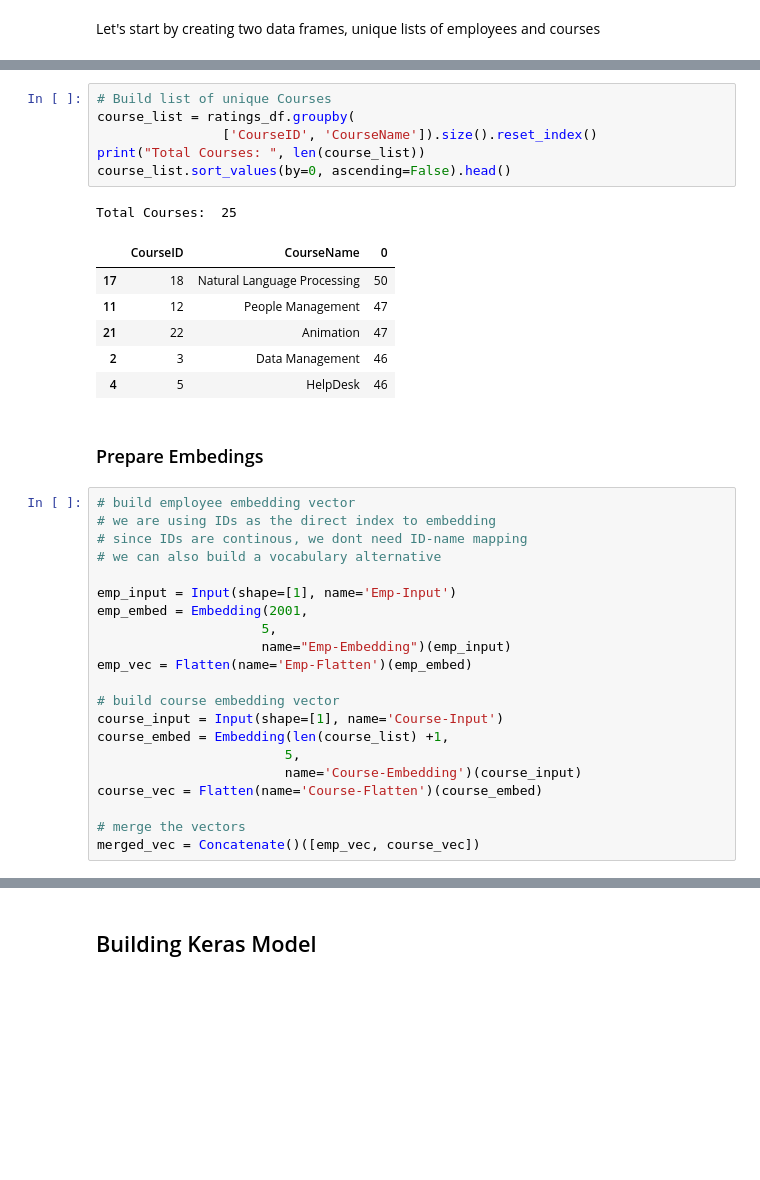
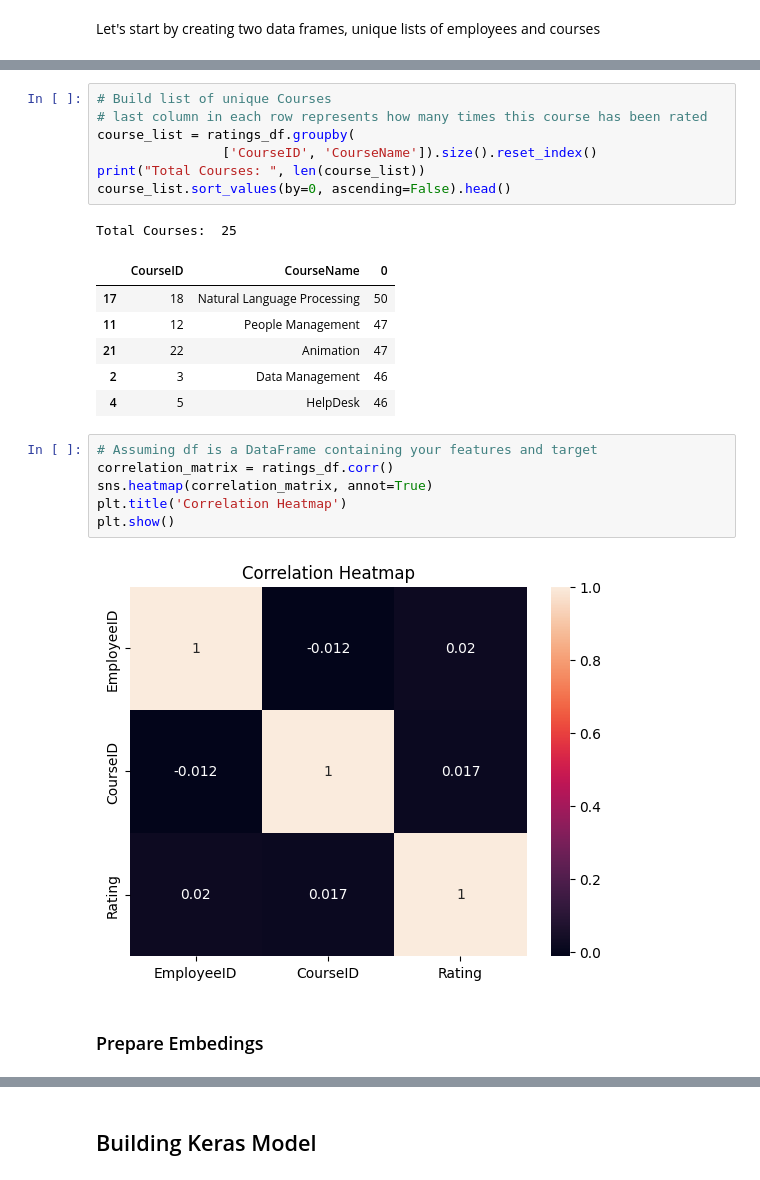
Before and after one commit to dermothethird/course_rec, a Jupyter notebook: working_notebook.ipynb, the cells around one changed output, grey strips where cells are left out. Drawn from its saved outputs; the diff is of its cells as text; blank space fills up the shorter version.

```diff
--- a/working_notebook.ipynb
+++ b/working_notebook.ipynb
@@ -121,6 +116,7 @@ Total Employees:  638
 | 601 | 1948 | Bev Vagg | 5 |
 # %%
 # Build list of unique Courses
+# last column in each row represents how many times this course has been rated
 course_list = ratings_df.groupby(
                 ['CourseID', 'CourseName']).size().reset_index()
 print("Total Courses: ", len(course_list))
@@ -133,26 +129,13 @@ Total Courses:  25
 | 21 | 22 | Animation | 47 |
 | 2 | 3 | Data Management | 46 |
 | 4 | 5 | HelpDesk | 46 |
+# %%
+# Assuming df is a DataFrame containing your features and target
+correlation_matrix = ratings_df.corr()
+sns.heatmap(correlation_matrix, annot=True)
+plt.title('Correlation Heatmap')
+plt.show()
+# %% [output]
+[figure, added]
 # %% [markdown]
 ### Prepare Embedings
-# %%
-# build employee embedding vector
-# we are using IDs as the direct index to embedding
-# since IDs are continous, we dont need ID-name mapping
-# we can also build a vocabulary alternative
-
-emp_input = Input(shape=[1], name='Emp-Input')
-emp_embed = Embedding(2001,
-                     5,
-                     name="Emp-Embedding")(emp_input)
-emp_vec = Flatten(name='Emp-Flatten')(emp_embed)
-
-# build course embedding vector
-course_input = Input(shape=[1], name='Course-Input')
-course_embed = Embedding(len(course_list) +1,
-                        5,
-                        name='Course-Embedding')(course_input)
-course_vec = Flatten(name='Course-Flatten')(course_embed)
-
-# merge the vectors
-merged_vec = Concatenate()([emp_vec, course_vec])
```
Also changed, not shown: parts of 27 cells of this notebook.
